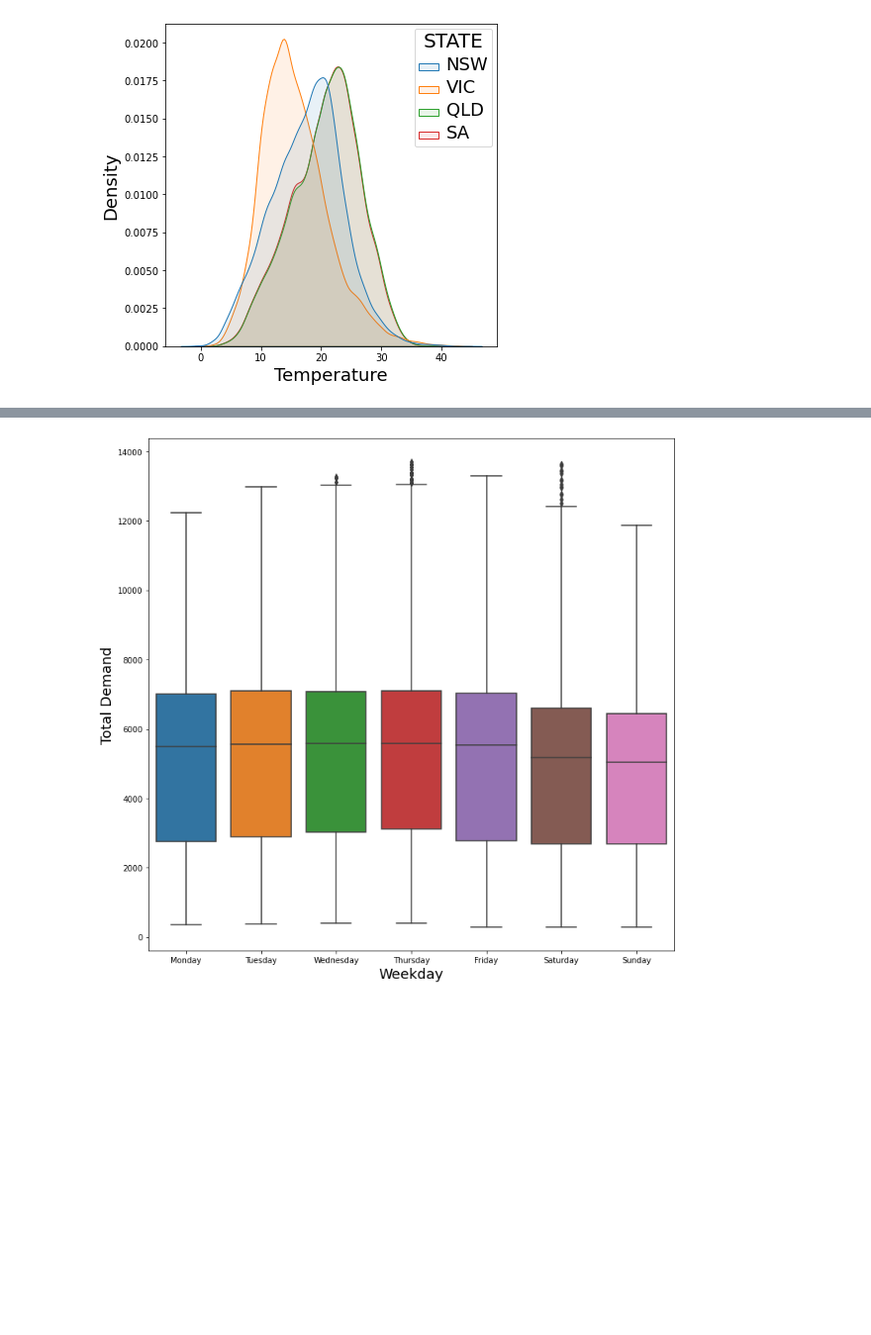
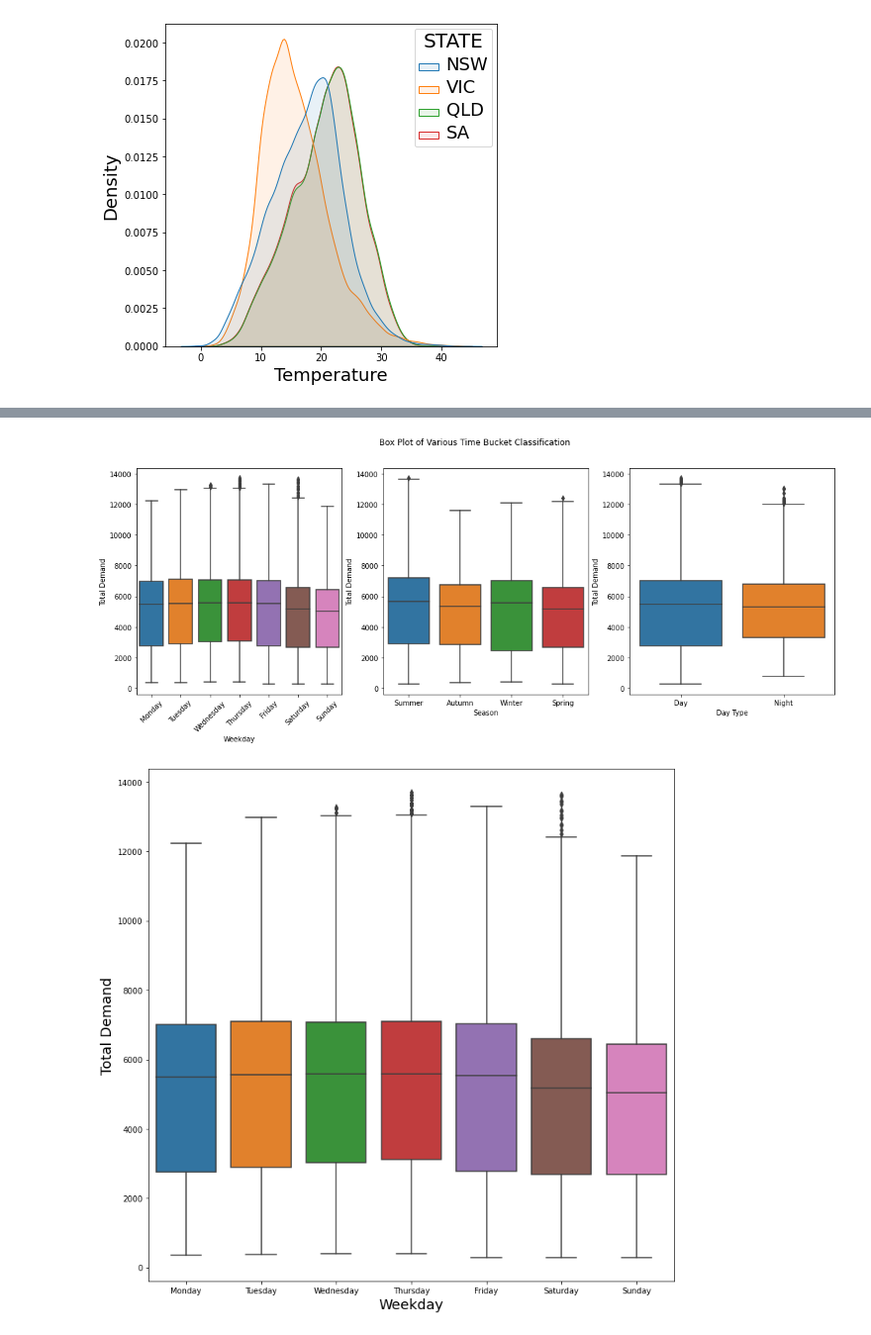
Before and after one commit to the-rahul-kumar/UNSW-Group-C-Project, a Jupyter notebook: Rahul-Workings/EDA.ipynb, the cells around one changed output, grey strips where cells are left out. Shown at 99% size. Cells and saved outputs as stored; diff of their text form; code cells hidden in the pictures; blank space fills up the shorter version.

```diff
--- a/Rahul-Workings/EDA.ipynb
+++ b/Rahul-Workings/EDA.ipynb
@@ -388,3 +409,35 @@ plt.show()
+# %%
+fig, axes = plt.subplots(1, 3, figsize=(18, 6))
+fig.suptitle('Box Plot of Various Time Bucket Classification')
+
+# Bulbasaur
+sns.boxplot(ax=axes[0],data=data, x=data['Weekday'], y='TOTALDEMAND',order=['Monday','Tuesday','Wednesday','Thursday','Friday','Saturday','Sunday'])
+# plt.xlabel(ax=axes[0]'Total Demand', fontsize=18)
+# axes[0].set_title("Test")
+axes[0].set_xlabel('Weekday')
+axes[0].set_xticklabels(['Monday','Tuesday','Wednesday','Thursday','Friday','Saturday','Sunday'], rotation = 45)
+axes[0].set_ylabel('Total Demand')
+
+
+# Charmander
+sns.boxplot(ax=axes[1],data=data, x=data['Season'], y='TOTALDEMAND',order=['Summer', 'Autumn', 'Winter', 'Spring'])
+# plt.xlabel(ax=axes[0]'Total Demand', fontsize=18)
+# axes[0].set_title("Test")
+axes[1].set_xlabel('Season')
+axes[1].set_ylabel('Total Demand')
+
+# Squirtle
+sns.boxplot(ax=axes[2],data=data,x=data['DAYTYPE'], y='TOTALDEMAND',order=['Day','Night'])
+# plt.xlabel(ax=axes[0]'Total Demand', fontsize=18)
+# axes[0].set_title("Test")
+axes[2].set_xlabel('Day Type')
+axes[2].set_ylabel('Total Demand')
+
+# axes.set_ylabel('test2')
+
+plt.savefig(images+'BoxPlots.png',bbox_inches='tight')
+# %% [output]
+[figure, added]
 # %%
 # Total Temperature Distribution
 plt.figure(figsize=(12,12))
```
Also changed, not shown: parts of 7 cells of this notebook, 4 other files.
